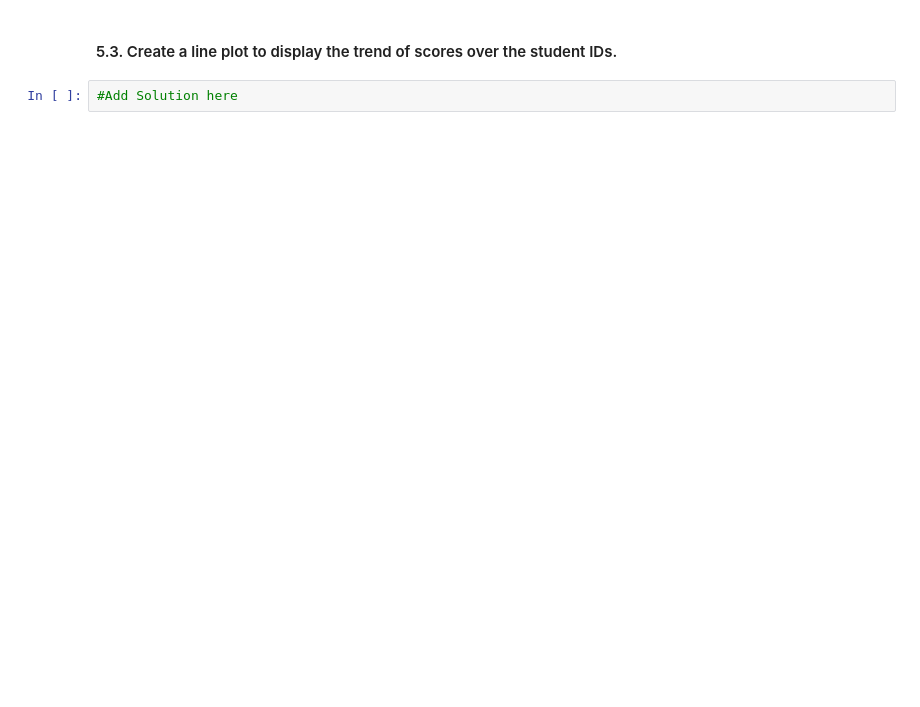
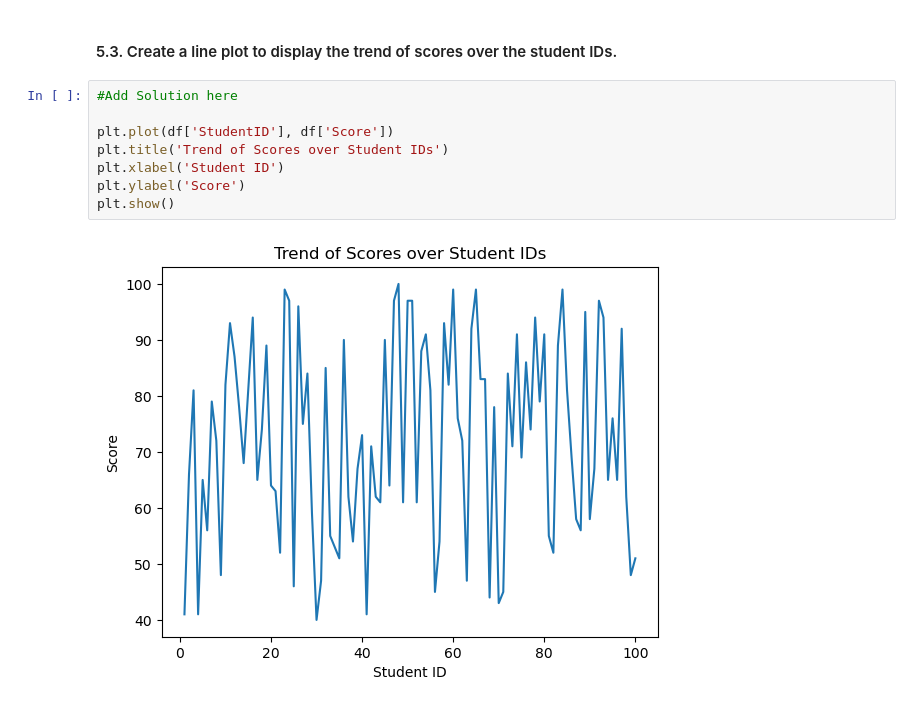
Before and after one commit to shahzaib-shafiq/Data-Science-Fundamentals, a Jupyter notebook: Quiz 4.ipynb, the cells around one changed output. Saved outputs shown, nothing was run; the diff lists cells and outputs as text; blank space fills up the shorter version.

```diff
--- a/Quiz 4.ipynb
+++ b/Quiz 4.ipynb
@@ -53,3 +192,11 @@ data = {
 #### 5.3. Create a line plot to display the trend of scores over the student IDs.
 # %%
 #Add Solution here
+
+plt.plot(df['StudentID'], df['Score'])
+plt.title('Trend of Scores over Student IDs')
+plt.xlabel('Student ID')
+plt.ylabel('Score')
+plt.show()
+# %% [output]
+[figure, added]
```
Also changed, not shown: parts of 7 cells of this notebook, 1 other file.
